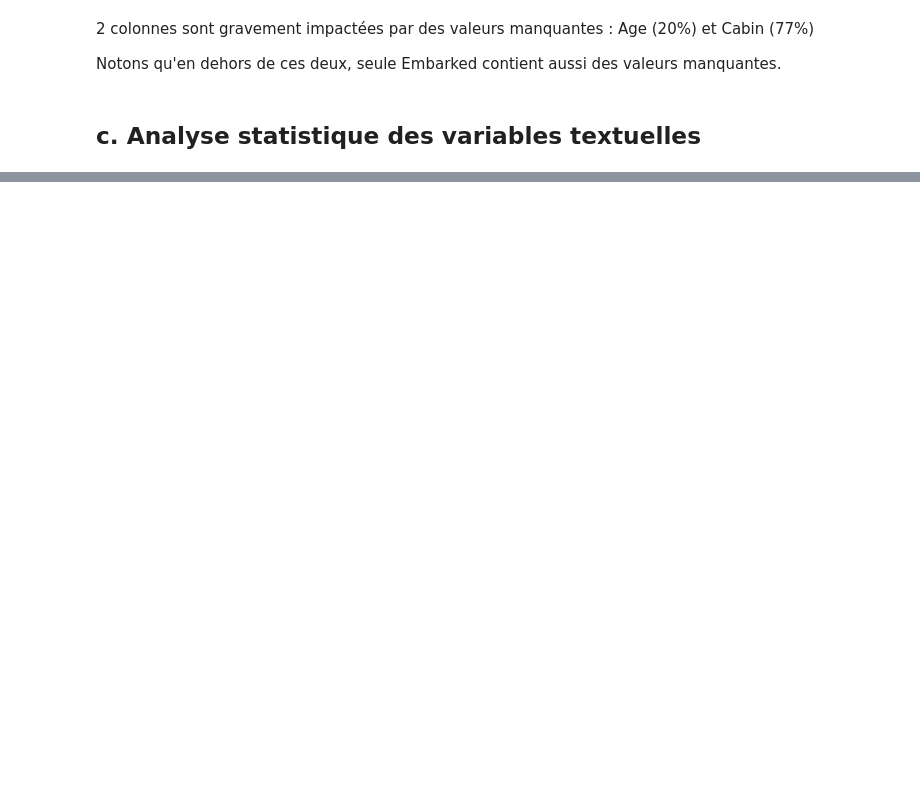
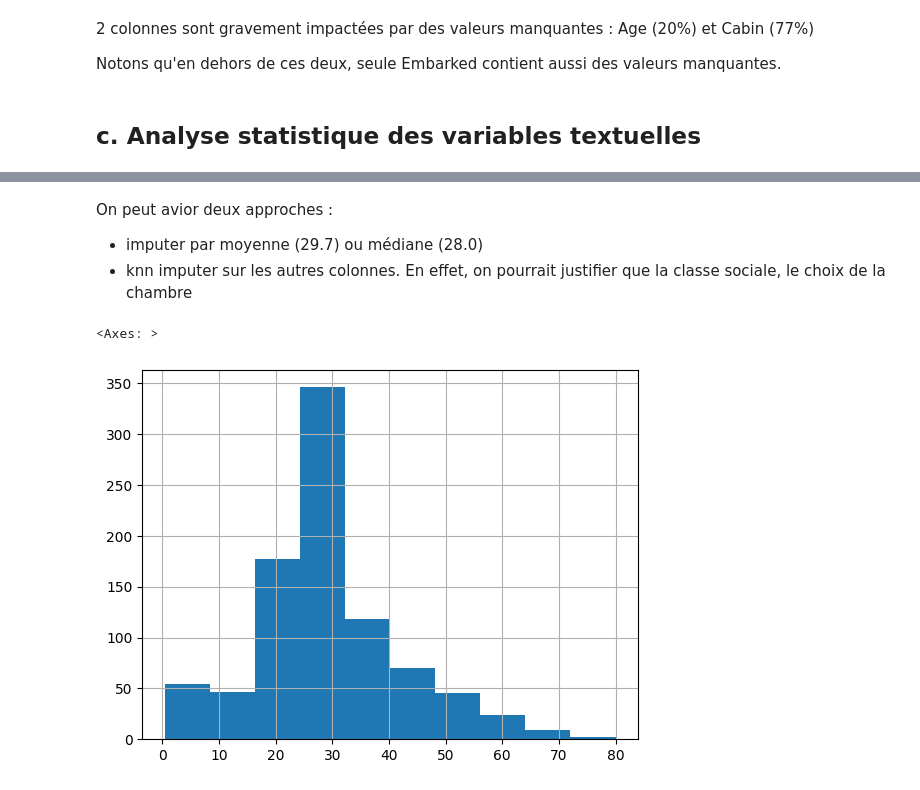
Before and after one commit to M9AE/titanic, a Jupyter notebook: 01_statistical_analysis.ipynb, the cells around one changed output, grey strips where cells are left out. Cells and saved outputs as stored; diff of their text form; code cells hidden in the pictures; blank space fills up the shorter version.

```diff
--- a/01_statistical_analysis.ipynb
+++ b/01_statistical_analysis.ipynb
@@ -101,0 +623,13 @@ isna          2  0.002245
+# %% [markdown]
+On peut avior deux approches :
+* imputer par moyenne (29.7) ou médiane (28.0)
+* knn imputer sur les autres colonnes. En effet, on pourrait justifier que la classe sociale, le choix de la chambre
+# %%
+(
+    df["Age"]
+    .fillna(df["Age"].mean())
+    .hist()
+)
+# %% [output]
+<Axes: >
+[figure, added]
```
Also changed, not shown: parts of 91 cells of this notebook, 3 other files.
